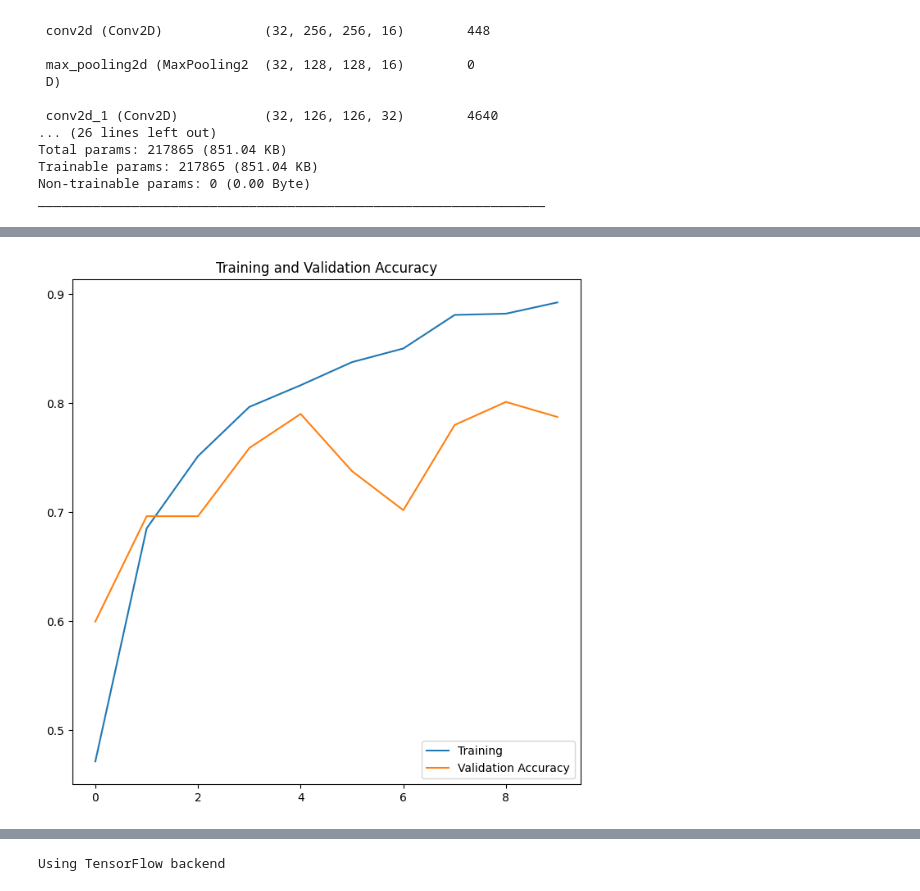
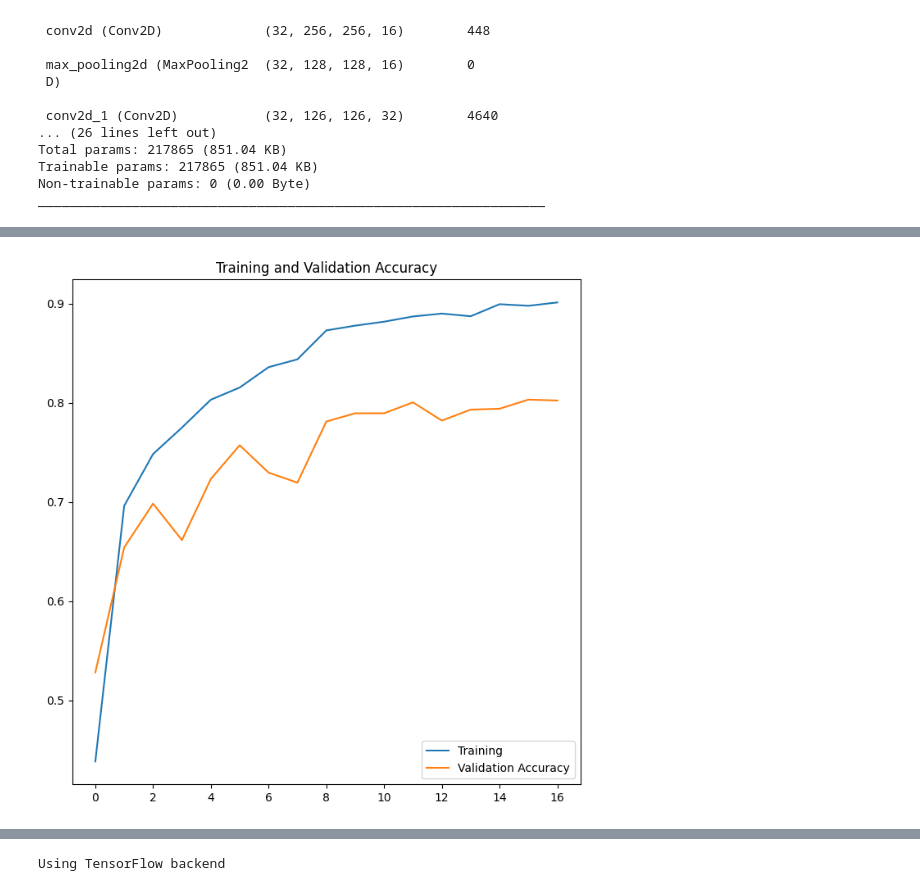
Before and after one commit to Pheoxis/PlantDisease, a Jupyter notebook: training_models/struktura_modelu.ipynb, the cells around one changed output, grey strips where cells are left out. Cells and saved outputs as stored; diff of their text form; code cells hidden in the pictures.

```diff
--- a/training_models/struktura_modelu.ipynb
+++ b/training_models/struktura_modelu.ipynb
@@ -225,11 +253,11 @@ loss=history.history['loss']
 val_loss=history.history['val_loss']
 # %%
 plt.figure(figsize=(8,8))
-plt.plot(range(10), acc, label='Training')
-plt.plot(range(10),val_acc, label='Validation Accuracy')
+plt.plot(range(17), acc, label='Training')
+plt.plot(range(17),val_acc, label='Validation Accuracy')
 plt.legend(loc='lower right')
 plt.title('Training and Validation Accuracy')
 plt.show()
 # %% [output]
-[figure, old version]
+[figure, new version]
 # %%
```
Also changed, not shown: parts of 27 cells of this notebook, 2 other files.
